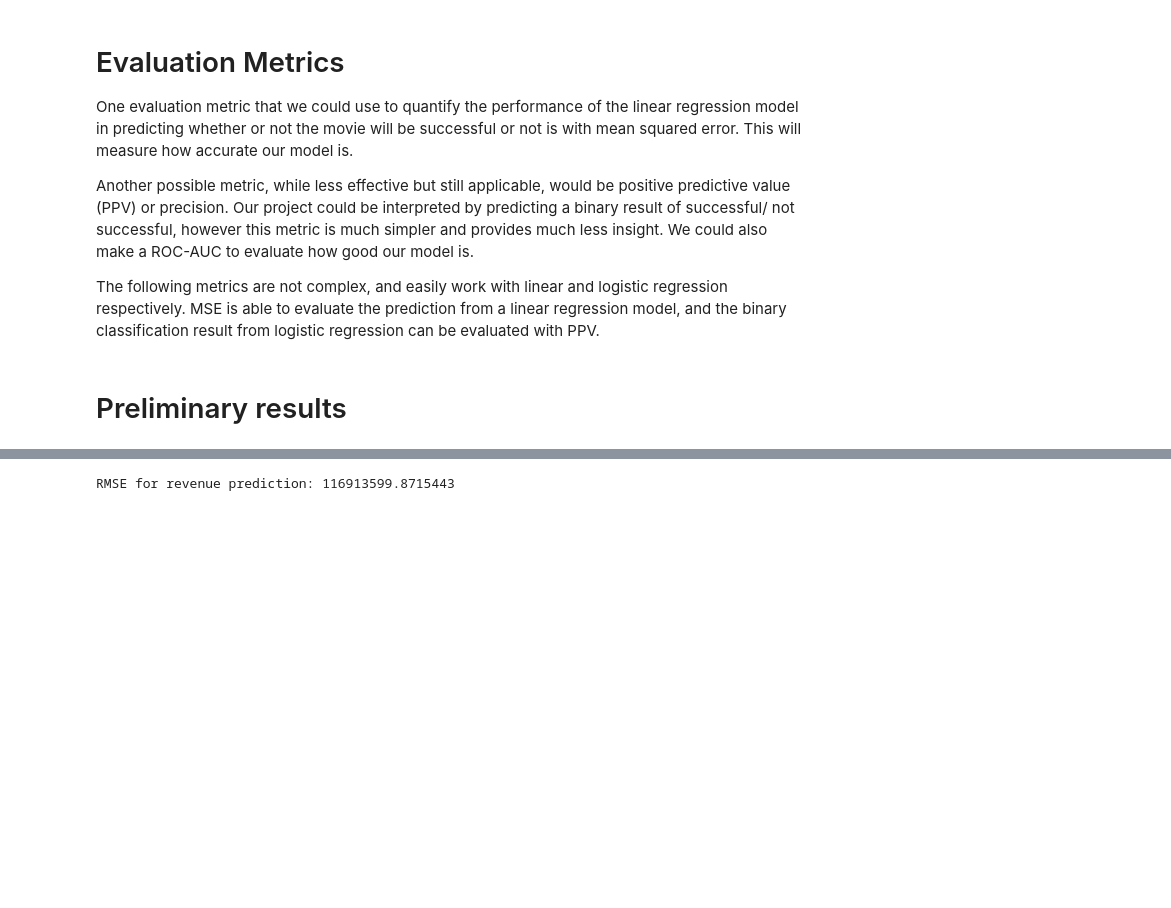
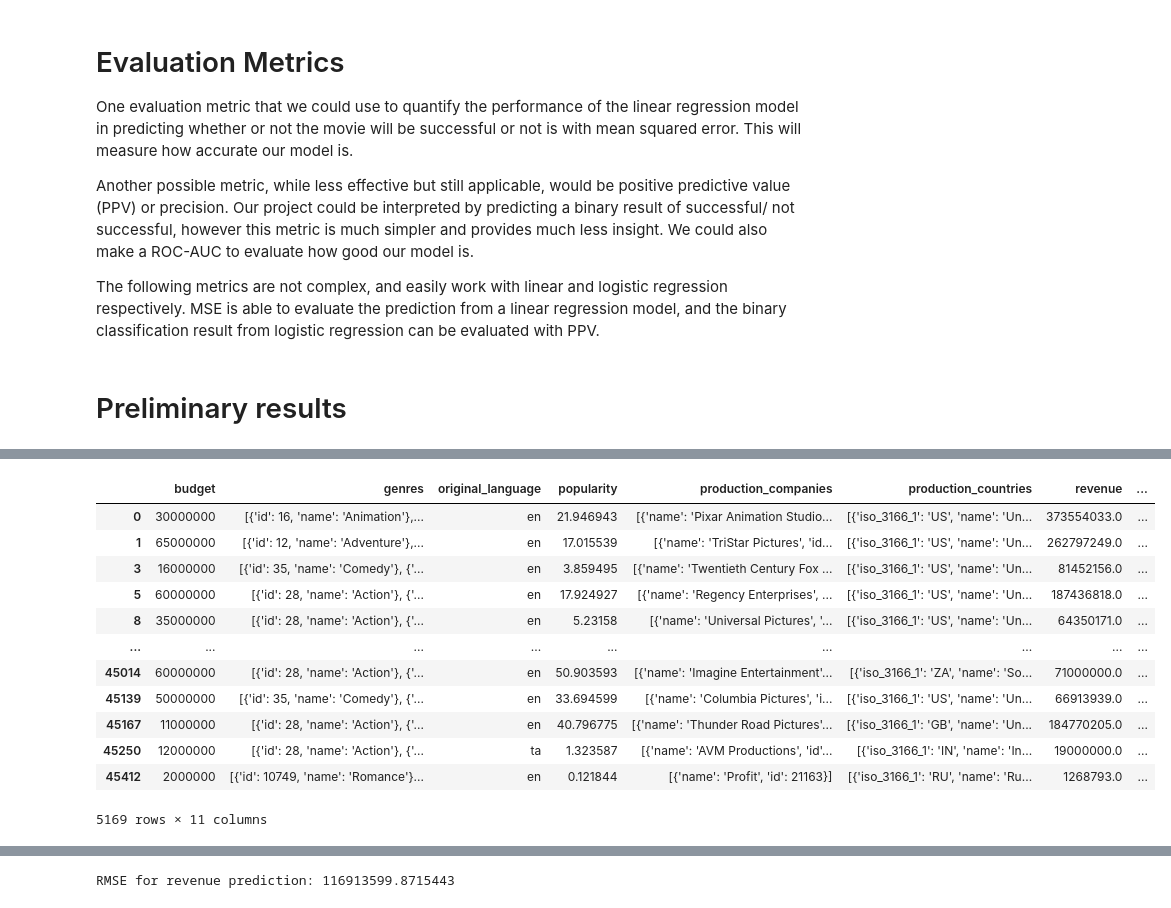
Before and after one commit to COGS118A/Group030-SP23, a Jupyter notebook: Checkpoint_Group030-SP23.ipynb, the cells around one changed output, grey strips where cells are left out. Saved outputs shown, nothing was run; the diff lists cells and outputs as text; code cells hidden in the pictures; blank space fills up the shorter version.

```diff
--- a/Checkpoint_Group030-SP23.ipynb
+++ b/Checkpoint_Group030-SP23.ipynb
@@ -136,6 +125,21 @@ movie_df = movie_df[selected_columns]
 # %%
 df = movie_df[(movie_df != 0 ).all(1)]
 df = df[(df != '0').all(1)]
 df = df[(df != 0.0).all(1)]
 df = df[(df != '0.0').all(1)]
 df = df[(df != '[]').all(1)]
+df
+# %% [output]
+|  | budget | genres | original_language | popularity | production_companies | production_countries | revenue | ... |
+| 0 | 30000000 | [{'id': 16, 'name': 'Animation'},... | en | 21.946943 | [{'name': 'Pixar Animation Studio... | [{'iso_3166_1': 'US', 'name': 'Un... | 373554033.0 | ... |
+| 1 | 65000000 | [{'id': 12, 'name': 'Adventure'},... | en | 17.015539 | [{'name': 'TriStar Pictures', 'id... | [{'iso_3166_1': 'US', 'name': 'Un... | 262797249.0 | ... |
+| 3 | 16000000 | [{'id': 35, 'name': 'Comedy'}, {'... | en | 3.859495 | [{'name': 'Twentieth Century Fox ... | [{'iso_3166_1': 'US', 'name': 'Un... | 81452156.0 | ... |
+| 5 | 60000000 | [{'id': 28, 'name': 'Action'}, {'... | en | 17.924927 | [{'name': 'Regency Enterprises', ... | [{'iso_3166_1': 'US', 'name': 'Un... | 187436818.0 | ... |
+| 8 | 35000000 | [{'id': 28, 'name': 'Action'}, {'... | en | 5.23158 | [{'name': 'Universal Pictures', '... | [{'iso_3166_1': 'US', 'name': 'Un... | 64350171.0 | ... |
+| ... | ... | ... | ... | ... | ... | ... | ... | ... |
+| 45014 | 60000000 | [{'id': 28, 'name': 'Action'}, {'... | en | 50.903593 | [{'name': 'Imagine Entertainment'... | [{'iso_3166_1': 'ZA', 'name': 'So... | 71000000.0 | ... |
+| 45139 | 50000000 | [{'id': 35, 'name': 'Comedy'}, {'... | en | 33.694599 | [{'name': 'Columbia Pictures', 'i... | [{'iso_3166_1': 'US', 'name': 'Un... | 66913939.0 | ... |
+| 45167 | 11000000 | [{'id': 28, 'name': 'Action'}, {'... | en | 40.796775 | [{'name': 'Thunder Road Pictures'... | [{'iso_3166_1': 'GB', 'name': 'Un... | 184770205.0 | ... |
+| 45250 | 12000000 | [{'id': 28, 'name': 'Action'}, {'... | ta | 1.323587 | [{'name': 'AVM Productions', 'id'... | [{'iso_3166_1': 'IN', 'name': 'In... | 19000000.0 | ... |
+| 45412 | 2000000 | [{'id': 10749, 'name': 'Romance'}... | en | 0.121844 | [{'name': 'Profit', 'id': 21163}] | [{'iso_3166_1': 'RU', 'name': 'Ru... | 1268793.0 | ... |
+5169 rows × 11 columns
```
Also changed, not shown: parts of 6 cells of this notebook.
